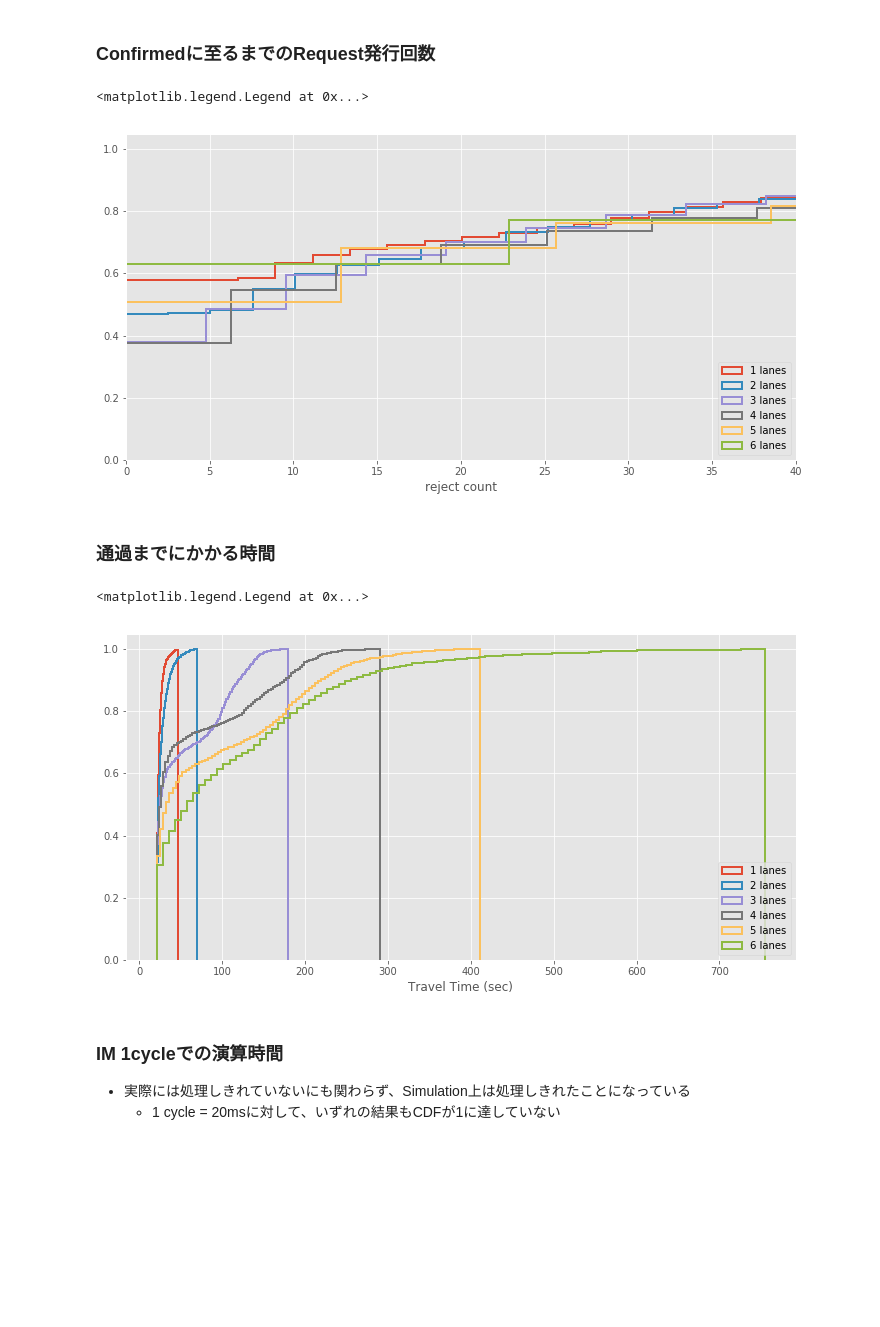
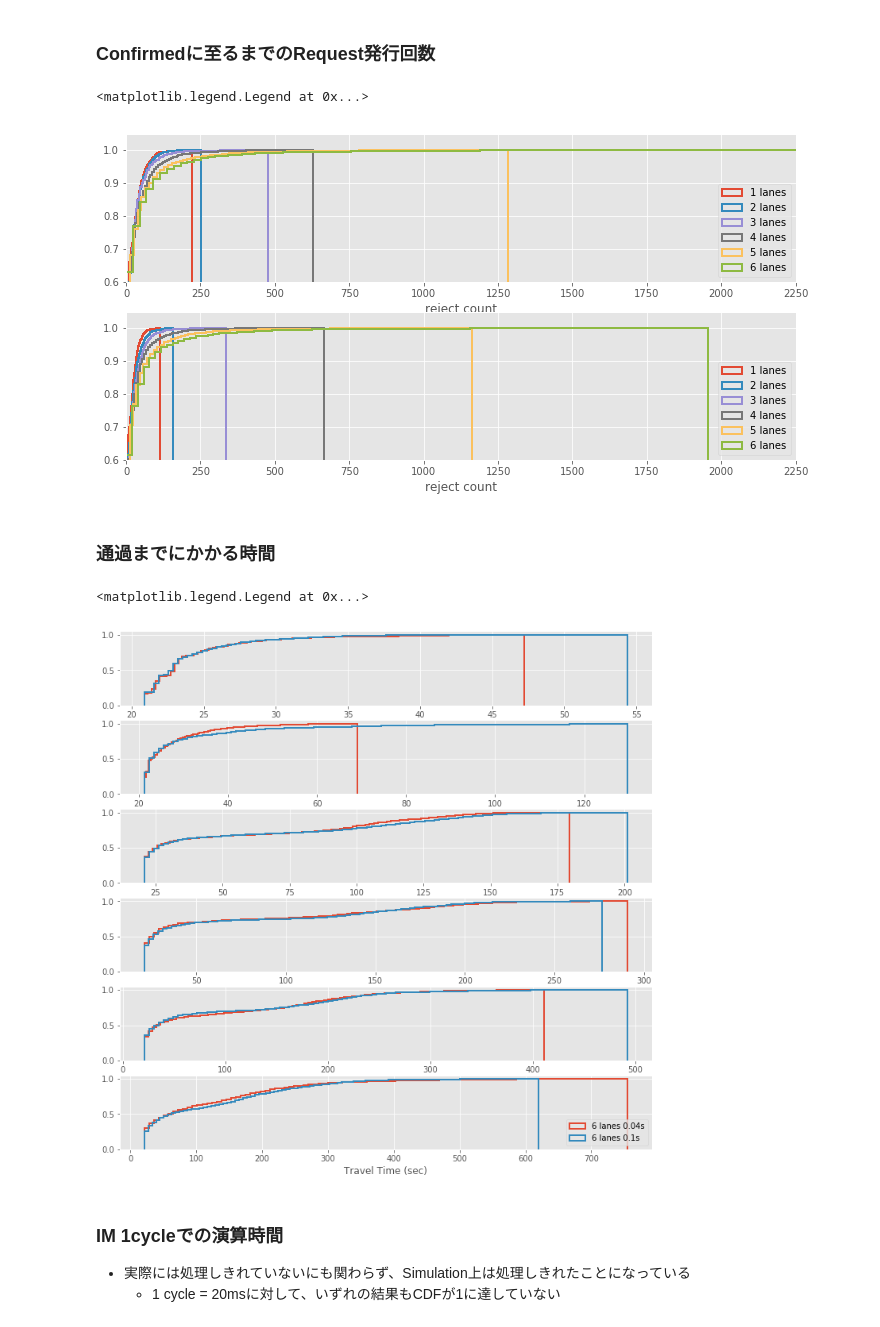
Before and after one commit to koh1/aim, a Jupyter notebook: analysis/processing_time_analysis.ipynb, the cells around one changed output. Saved outputs shown, nothing was run; the diff lists cells and outputs as text; code cells hidden in the pictures; blank space fills up the shorter version.

Commit message:
Changes to be committed: modified:   analysis/processing_time_analysis.ipynb

```diff
--- a/analysis/processing_time_analysis.ipynb
+++ b/analysis/processing_time_analysis.ipynb
@@ -120,0 +112,13 @@ lane6.head()
+# %%
+lane101, ppc101, rxtx101 = load_sim_result("/Users/koh1/dev/aim4-dev/logs/v1000_1l_0.1_0.3_201803010030.log")
+df101 = lane101.dropna(axis=0, how='any')
+lane201, ppc201, rxtx201 = load_sim_result("/Users/koh1/dev/aim4-dev/logs/v1000_2l_0.1_0.3_201803010030.log")
+df201 = lane201.dropna(axis=0, how='any')
+lane301, ppc301, rxtx301 = load_sim_result("/Users/koh1/dev/aim4-dev/logs/v1000_3l_0.1_0.3_201803010030.log")
+df301 = lane301.dropna(axis=0, how='any')
+lane401, ppc401, rxtx401 = load_sim_result("/Users/koh1/dev/aim4-dev/logs/v1000_4l_0.1_0.3_201803010030.log")
+df401 = lane401.dropna(axis=0, how='any')
+lane501, ppc501, rxtx501 = load_sim_result("/Users/koh1/dev/aim4-dev/logs/v1000_5l_0.1_0.3_201803010030.log")
+df501 = lane501.dropna(axis=0, how='any')
+lane601, ppc601, rxtx601 = load_sim_result("/Users/koh1/dev/aim4-dev/logs/v1000_6l_0.1_0.3_201803010030.log")
+df601 = lane601.dropna(axis=0, how='any')
@@ -211,38 +228,66 @@ plt.legend(loc='lower right')
 ### Confirmedに至るまでのRequest発行回数
 # %%
 plt.figure(figsize=(12,6))
+plt.subplot(2,1,1)
 plt.hist(df1["reject_count"], bins=100, histtype='step', cumulative=True, normed=True, alpha=1, fill=False, label="1 lanes", linewidth=2)
 plt.hist(df2["reject_count"], bins=100, histtype='step', cumulative=True, normed=True, alpha=1, fill=False, label="2 lanes", linewidth=2)
 plt.hist(df3["reject_count"], bins=100, histtype='step', cumulative=True, normed=True, alpha=1, fill=False, label="3 lanes", linewidth=2)
 plt.hist(df4["reject_count"], bins=100, histtype='step', cumulative=True, normed=True, alpha=1, fill=False, label="4 lanes", linewidth=2)
 plt.hist(df5["reject_count"], bins=100, histtype='step', cumulative=True, normed=True, alpha=1, fill=False, label="5 lanes", linewidth=2)
 plt.hist(df6["reject_count"], bins=100, histtype='step', cumulative=True, normed=True, alpha=1, fill=False, label="6 lanes", linewidth=2)
-
-plt.xlim(0,40)
-#plt.ylim(0.6, 1.05)
+plt.xlim(0,2250)
+plt.ylim(0.6, 1.05)
 plt.xlabel("reject count")
 plt.legend(loc='lower right')
+plt.subplot(2,1,2)
+plt.hist(df101["reject_count"], bins=100, histtype='step', cumulative=True, normed=True, alpha=1, fill=False, label="1 lanes", linewidth=2)
+plt.hist(df201["reject_count"], bins=100, histtype='step', cumulative=True, normed=True, alpha=1, fill=False, label="2 lanes", linewidth=2)
+plt.hist(df301["reject_count"], bins=100, histtype='step', cumulative=True, normed=True, alpha=1, fill=False, label="3 lanes", linewidth=2)
+plt.hist(df401["reject_count"], bins=100, histtype='step', cumulative=True, normed=True, alpha=1, fill=False, label="4 lanes", linewidth=2)
+plt.hist(df501["reject_count"], bins=100, histtype='step', cumulative=True, normed=True, alpha=1, fill=False, label="5 lanes", linewidth=2)
+plt.hist(df601["reject_count"], bins=100, histtype='step', cumulative=True, normed=True, alpha=1, fill=False, label="6 lanes", linewidth=2)
+plt.xlim(0,2250)
+plt.ylim(0.6, 1.05)
+plt.xlabel("reject count")
+plt.legend(loc='lower right')
 # %% [output]
 <matplotlib.legend.Legend at 0x...>
-[figure, old version]
+[figure, new version]
 # %% [markdown]
 ### 通過までにかかる時間
 # %%
-plt.figure(figsize=(12,6))
+plt.figure(figsize=(12,12))
+
+plt.subplot(6,1,1)
 plt.hist(df1["travel_time_s"], bins=100, histtype='step', cumulative=True, normed=True, alpha=1, fill=False, label="1 lanes", linewidth=2)
+plt.hist(df101["travel_time_s"], bins=100, histtype='step', cumulative=True, normed=True, alpha=1, fill=False, label="1 lanes", linewidth=2)
+
+plt.subplot(6,1,2)
 plt.hist(df2["travel_time_s"], bins=100, histtype='step', cumulative=True, normed=True, alpha=1, fill=False, label="2 lanes", linewidth=2)
+plt.hist(df201["travel_time_s"], bins=100, histtype='step', cumulative=True, normed=True, alpha=1, fill=False, label="2 lanes", linewidth=2)
+
+plt.subplot(6,1,3)
 plt.hist(df3["travel_time_s"], bins=100, histtype='step', cumulative=True, normed=True, alpha=1, fill=False, label="3 lanes", linewidth=2)
+plt.hist(df301["travel_time_s"], bins=100, histtype='step', cumulative=True, normed=True, alpha=1, fill=False, label="3 lanes", linewidth=2)
+
+plt.subplot(6,1,4)
 plt.hist(df4["travel_time_s"], bins=100, histtype='step', cumulative=True, normed=True, alpha=1, fill=False, label="4 lanes", linewidth=2)
+plt.hist(df401["travel_time_s"], bins=100, histtype='step', cumulative=True, normed=True, alpha=1, fill=False, label="4 lanes", linewidth=2)
+
+plt.subplot(6,1,5)
 plt.hist(df5["travel_time_s"], bins=100, histtype='step', cumulative=True, normed=True, alpha=1, fill=False, label="5 lanes", linewidth=2)
-plt.hist(df6["travel_time_s"], bins=100, histtype='step', cumulative=True, normed=True, alpha=1, fill=False, label="6 lanes", linewidth=2)
+plt.hist(df501["travel_time_s"], bins=100, histtype='step', cumulative=True, normed=True, alpha=1, fill=False, label="5 lanes", linewidth=2)
 
-#plt.xlim(0,40)
+plt.subplot(6,1,6)
+plt.hist(df6["travel_time_s"], bins=100, histtype='step', cumulative=True, normed=True, alpha=1, fill=False, label="6 lanes 0.04s", linewidth=2)
+plt.hist(df601["travel_time_s"], bins=100, histtype='step', cumulative=True, normed=True, alpha=1, fill=False, label="6 lanes 0.1s", linewidth=2)
+#plt.xlim(0,800)
 #plt.ylim(0.6, 1.05)
 plt.xlabel("Travel Time (sec)")
 plt.legend(loc='lower right')
 # %% [output]
 <matplotlib.legend.Legend at 0x...>
-[figure, old version]
+[figure, new version]
 # %% [markdown]
 ### IM 1cycleでの演算時間
 
```
Also changed, not shown: parts of 8 cells of this notebook.
